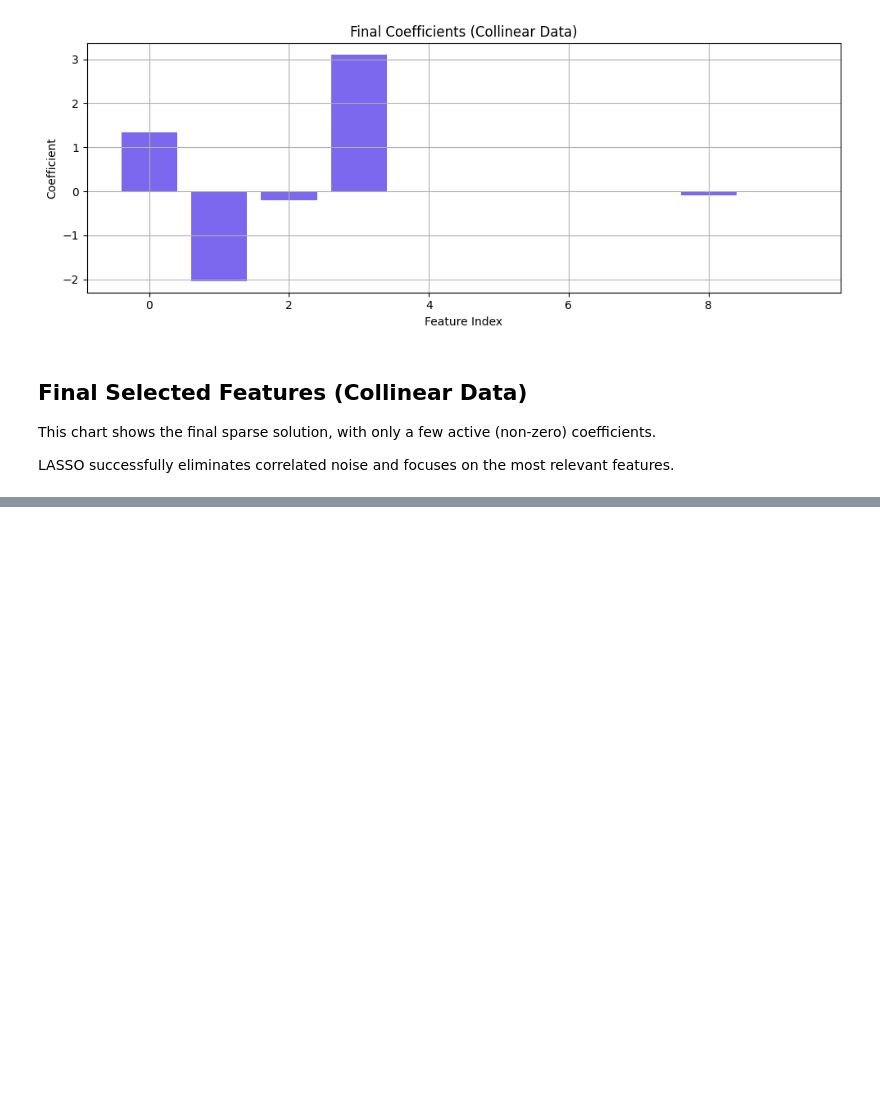
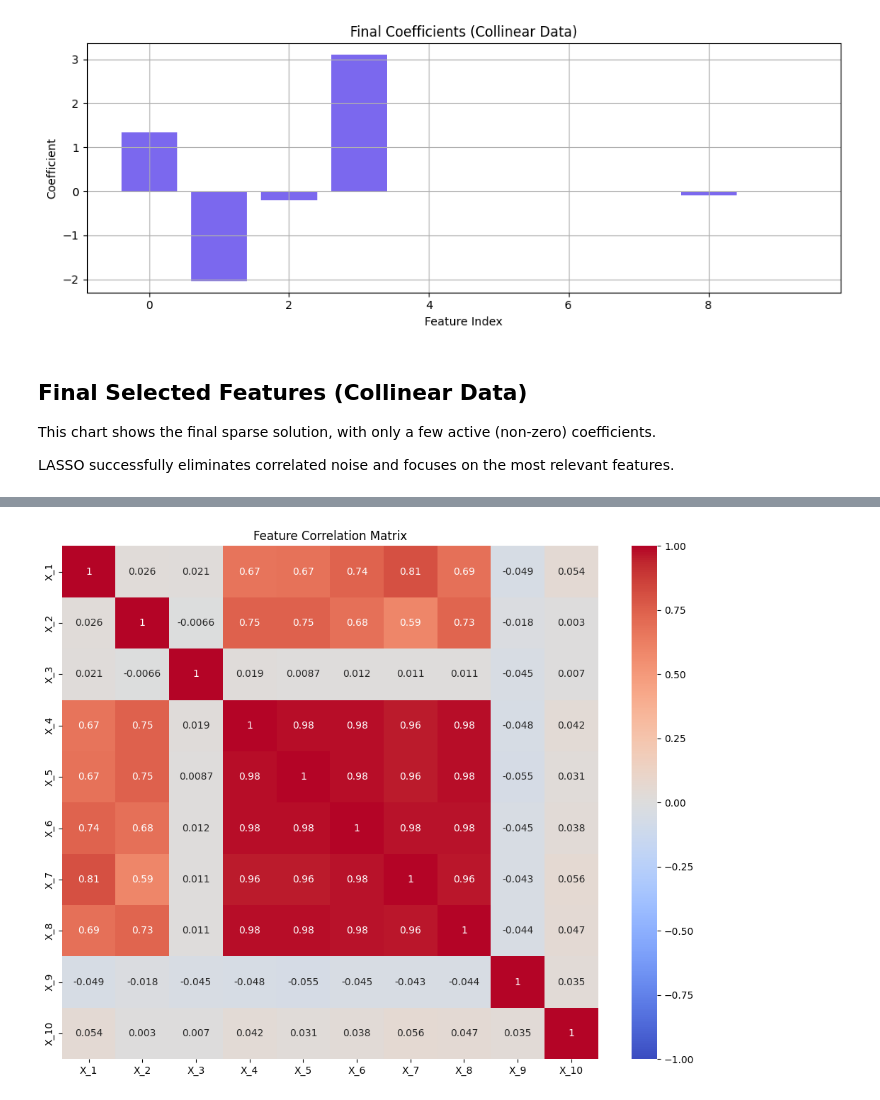
Before and after one commit to Nupur-Gudigar/Project1, a Jupyter notebook: LassoHomotopy/notebooks/LassoHomotopy_Visualization.ipynb, the cells around one changed output, grey strips where cells are left out. Drawn from its saved outputs; the diff is of its cells as text; code cells hidden in the pictures; blank space fills up the shorter version.

Commit message:
added correlation heatmap

```diff
--- a/LassoHomotopy/notebooks/LassoHomotopy_Visualization.ipynb
+++ b/LassoHomotopy/notebooks/LassoHomotopy_Visualization.ipynb
@@ -220,0 +237,23 @@ LASSO successfully eliminates correlated noise and focuses on the most relevant
+# %%
+import pandas as pd
+import numpy as np
+import matplotlib.pyplot as plt
+import seaborn as sns
+import os
+
+# Use relative path assuming you're in the same directory or adjust as needed
+csv_path = os.path.join('..', 'tests', 'collinear_data.csv')
+data = pd.read_csv(csv_path)
+
+# Compute correlation matrix
+corr = data.iloc[:, :-1].corr()  # Exclude the target column
+
+# Visualize the correlation matrix
+plt.figure(figsize=(10, 8))
+sns.heatmap(corr, annot=True, cmap='coolwarm', vmin=-1, vmax=1)
+plt.title('Feature Correlation Matrix')
+plt.savefig("images/heatmap.png")
+plt.tight_layout()
+plt.show()
+# %% [output]
+[figure, added]
```
Also changed, not shown: parts of 2 cells of this notebook.
